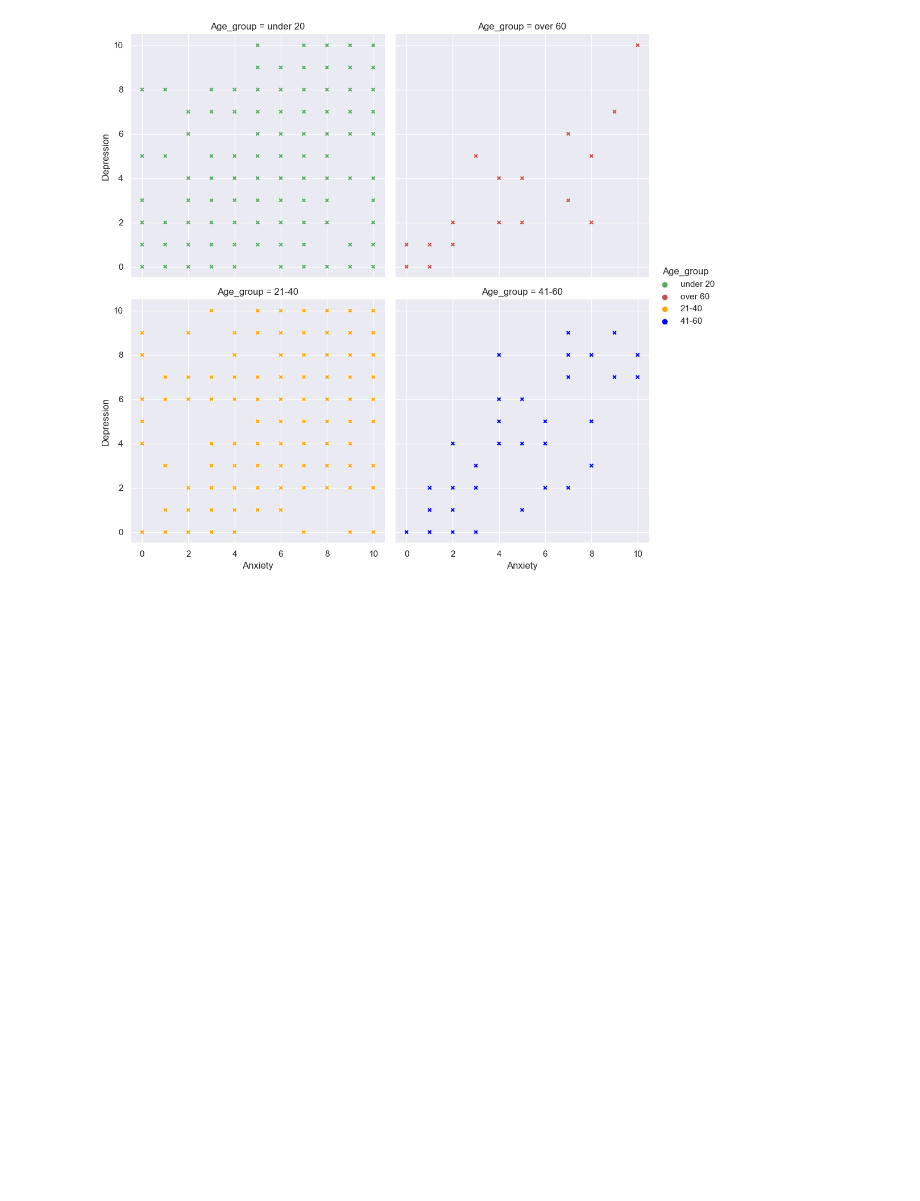
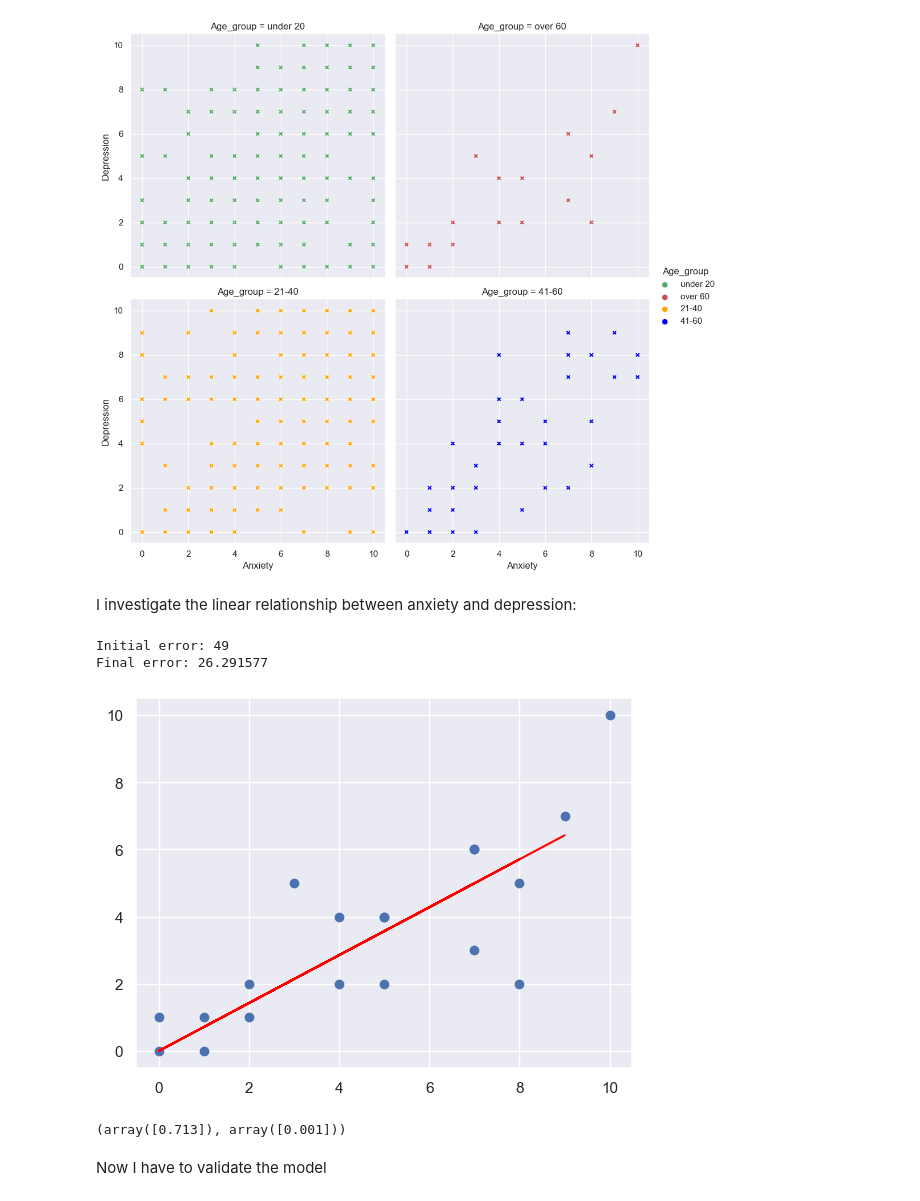
Before and after one commit to alessiasanfelici/Programming-2022-2023, a Jupyter notebook: Project_Programming (1).ipynb, the cells around one changed output. Cells and saved outputs as stored; diff of their text form; code cells hidden in the pictures; blank space fills up the shorter version.

Commit message:
Beginning of linear model

```diff
--- a/Project_Programming (1).ipynb
+++ b/Project_Programming (1).ipynb
@@ -439,3 +401,55 @@ col_wrap = 2, palette = ["g", "r", "orange", "blue"], marker = "X")
 plt.show()
 # %% [output]
 [figure]
+# %% [markdown]
+I investigate the linear relationship between anxiety and depression:
+# %%
+#creation of train and test for x and y
+x_train = music_health_df.loc[music_health_df["Age_group"] == "over 60","Anxiety"].loc[::2]
+y_train = music_health_df.loc[music_health_df["Age_group"] == "over 60","Depression"].loc[::2]
+x_test = music_health_df.loc[music_health_df["Age_group"] == "over 60","Anxiety"].loc[1::2]
+y_test = music_health_df.loc[music_health_df["Age_group"] == "over 60","Depression"].loc[1::2]
+# %%
+def straight_line(x, m, q): #function that creates a straight line
+  return (m*x)+q
+
+def show_plot(y_train, model): #functions that plots the model with my data
+  plt.scatter(music_health_df.loc[music_health_df["Age_group"] == "over 60","Anxiety"], music_health_df.loc[music_health_df["Age_group"] == "over 60","Depression"])
+  plt.plot(x_train, model, "red")
+  plt.show()
+# %%
+def squared_error(y, model): #function to compute the squared error
+  e = y - model
+  sq_e = e**2
+  return sum(sq_e)
+# %%
+def fit(y_train, m, q, steps = 200, epsilon = 0.01):  #function that findas the combination of m and q that minimize the squared error
+  model = straight_line(x_train, m, q)
+  sq_e = squared_error(y_train, model)
+  print("Initial error:", sq_e)
+  for i in range(steps):
+    m_ = m + (np.random.choice([1,-1], size = 1)*epsilon)
+    q_ = q + (np.random.choice([1,-1], size = 1)*epsilon) #in each step I change the slope and the intercept of + or - epsilon
+    model_ = straight_line(x_train, m_, q)
+    sq_e_ = squared_error(y_train, model_)
+    if sq_e_ < sq_e: #I proceed until the error is minimized
+      m = m_
+      q = q_
+      sq_e = sq_e_
+  print("Final error:", sq_e)
+  return m, q
+# %%
+#I start with m = 1 and q = 0 because they seem reasonable values
+m, q = fit(y_train, 1 , 0, steps = 2000, epsilon = 0.001)
+model = straight_line(x_train, m, q)
+show_plot(y_train, model)
+# %% [output]
+Initial error: 49
+Final error: 26.291577
+[figure, added]
+# %%
+m, q
+# %% [output]
+(array([0.713]), array([0.001]))
+# %% [markdown]
+Now I have to validate the model
```
Also changed, not shown: parts of 7 cells of this notebook, 1 other file.
